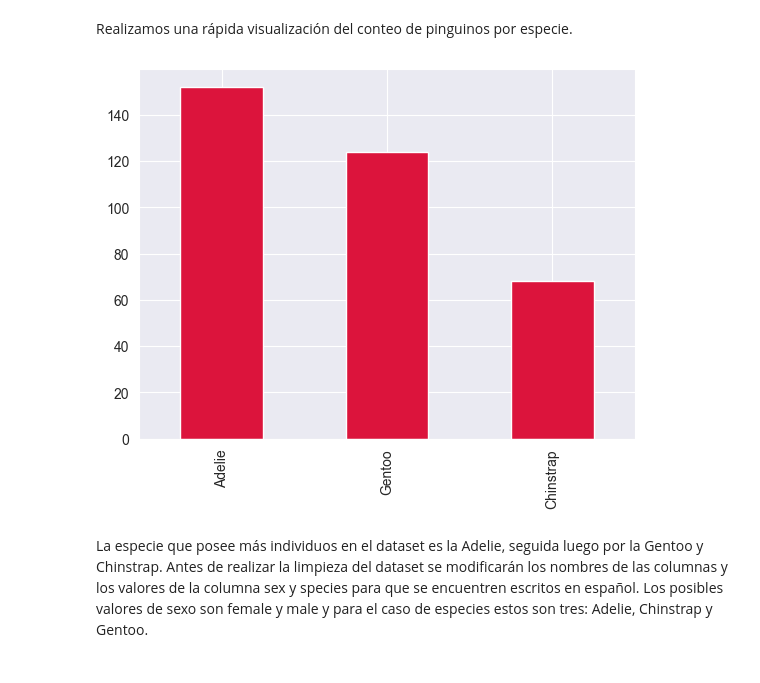
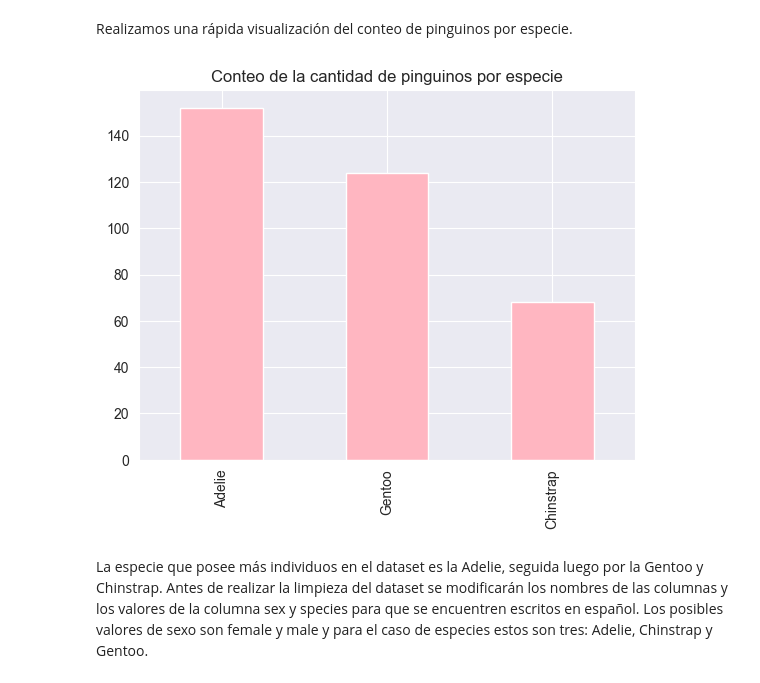
Before and after one commit to garciamica/pinguinos_RF, a Jupyter notebook: Pinguinos_RandomForest.ipynb, the cells around one changed output. Saved outputs shown, nothing was run; the diff lists cells and outputs as text; code cells hidden in the pictures.

Commit message:
Modificaciones de colores y texto

```diff
--- a/Pinguinos_RandomForest.ipynb
+++ b/Pinguinos_RandomForest.ipynb
@@ -39,10 +39,11 @@ pinguinos.head()
 # %% [markdown]
 Realizamos una rápida visualización del conteo de pinguinos por especie.
 # %%
-pinguinos['species'].value_counts().plot(kind='bar', color = 'crimson')
+chart = pinguinos['species'].value_counts().plot(kind='bar', color = 'lightpink')
+chart.set_title("Conteo de la cantidad de pinguinos por especie")
 plt.show()
 # %% [output]
-[figure, old version]
+[figure, new version]
 # %% [markdown]
 La especie que posee más individuos en el dataset es la Adelie, seguida luego por la Gentoo y Chinstrap.
 Antes de realizar la limpieza del dataset se modificarán los nombres de las columnas y los valores de la columna sex y species para que se encuentren escritos en español. Los posibles valores de sexo son female y male y para el caso de especies estos son tres: Adelie, Chinstrap y Gentoo.
```
Also changed, not shown: parts of 8 cells of this notebook.
